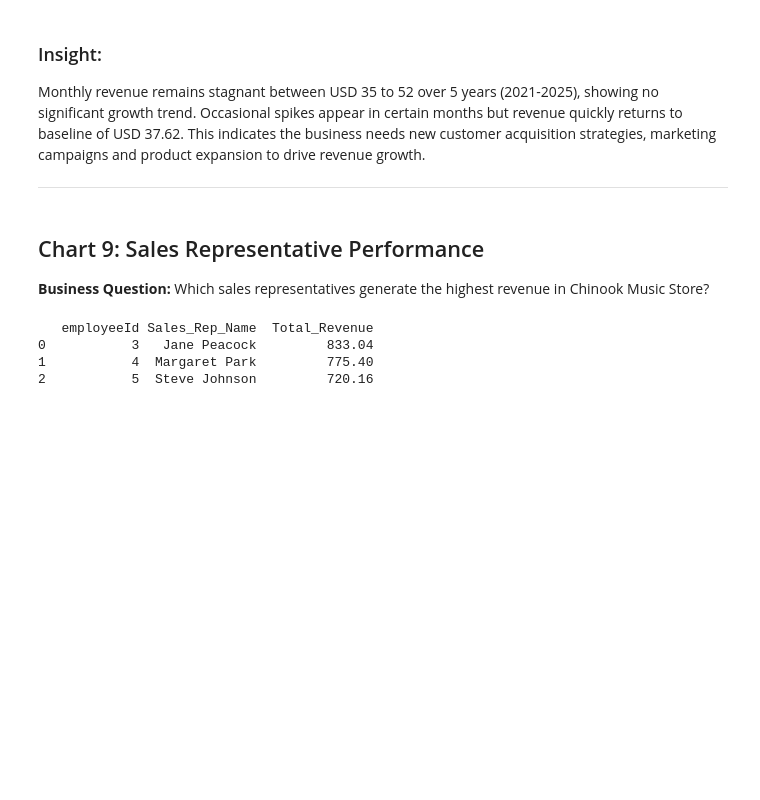
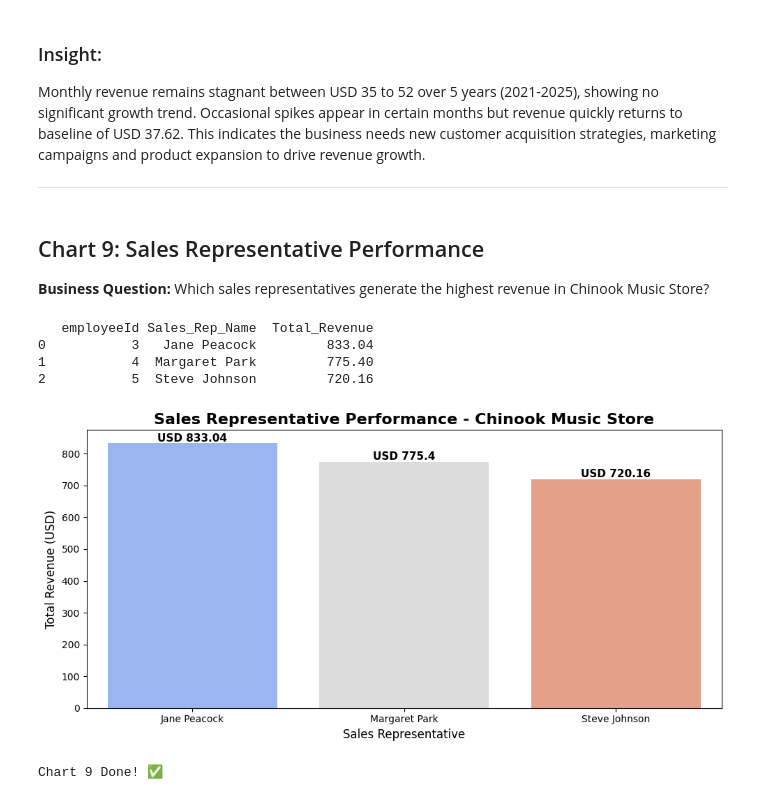
Before and after one commit to Asmashaik7/Data_Analytics_Portfolio, a Jupyter notebook: SQL_Projects/chinook/chinook_visualizations.ipynb, the cells around one changed output. Cells and saved outputs as stored; diff of their text form; code cells hidden in the pictures; blank space fills up the shorter version.

```diff
--- a/SQL_Projects/chinook/chinook_visualizations.ipynb
+++ b/SQL_Projects/chinook/chinook_visualizations.ipynb
@@ -600,3 +600,25 @@ print(df_sales_rep)
 0           3   Jane Peacock         833.04
 1           4  Margaret Park         775.40
 2           5  Steve Johnson         720.16
+# %%
+plt.figure(figsize=(10, 5))
+sns.barplot(x='Sales_Rep_Name', y='Total_Revenue',
+            data=df_sales_rep,
+            hue='Sales_Rep_Name', palette='coolwarm', legend=False)
+
+plt.title('Sales Representative Performance - Chinook Music Store',
+          fontsize=16, fontweight='bold')
+plt.xlabel('Sales Representative', fontsize=12)
+plt.ylabel('Total Revenue (USD)', fontsize=12)
+
+for i, v in enumerate(df_sales_rep['Total_Revenue']):
+    plt.text(i, v + 5, f'USD {v}', ha='center', fontsize=11, fontweight='bold')
+
+plt.tight_layout()
+plt.savefig('chart9_sales_rep_performance.png', dpi=150)
+plt.show()
+
+print("Chart 9 Done! ✅")
+# %% [output]
+[figure, added]
+Chart 9 Done! ✅
```
Also changed, not shown: parts of 6 cells of this notebook, 1 other file.
